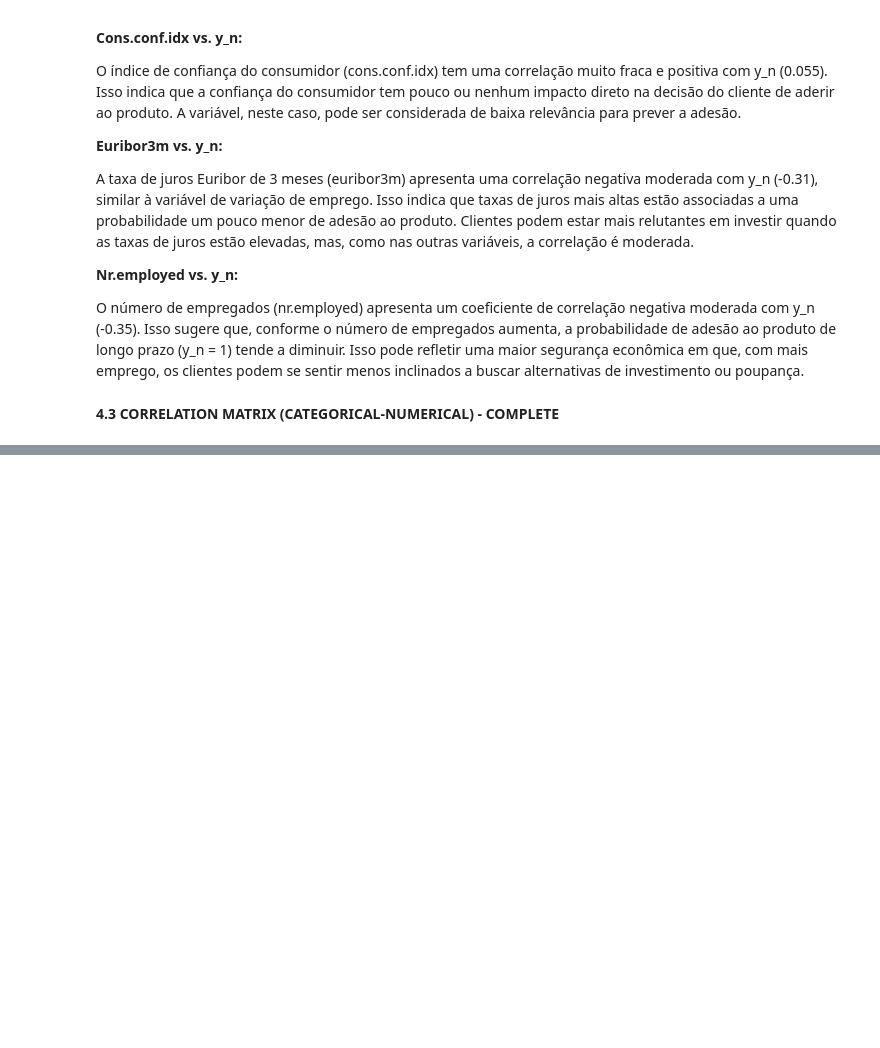
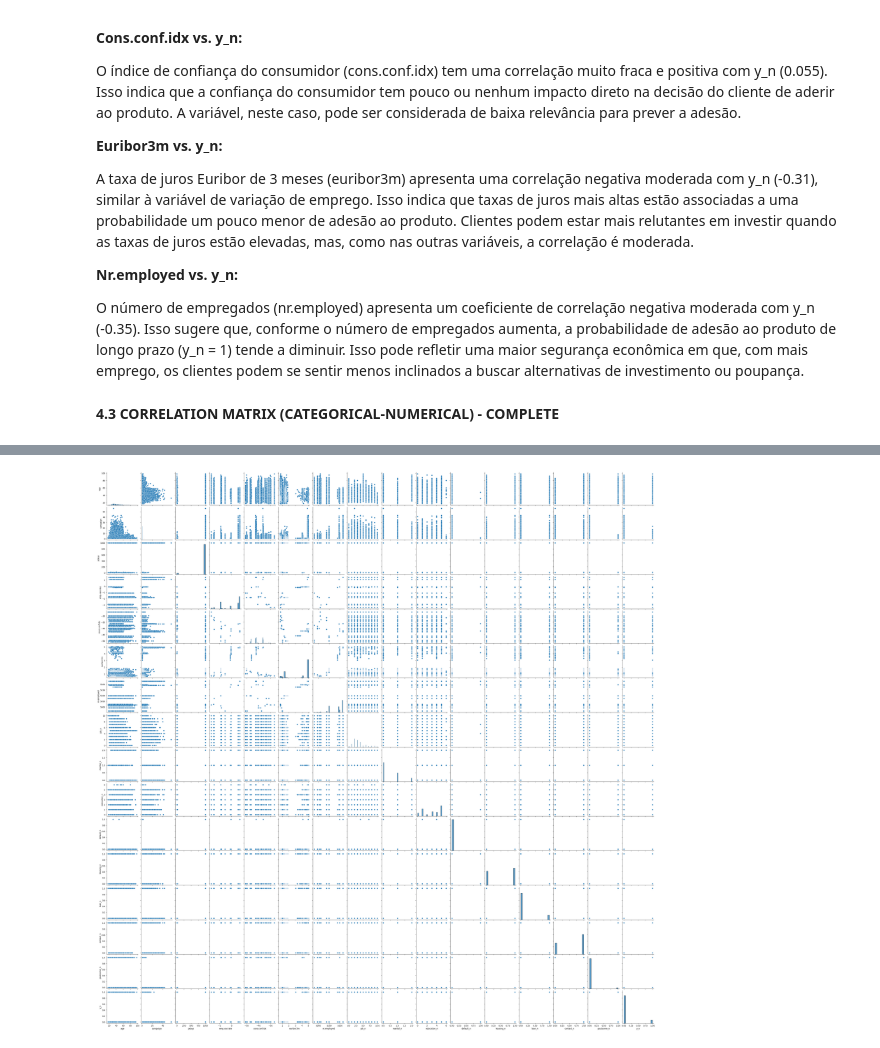
Before and after one commit to RitaViegas/Projetct-Logistic-Regression---Banking-Marketing-Campaign, a Jupyter notebook: src/explore.ipynb, the cells around one changed output, grey strips where cells are left out. Saved outputs shown, nothing was run; the diff lists cells and outputs as text; code cells hidden in the pictures; blank space fills up the shorter version.

```diff
--- a/src/explore.ipynb
+++ b/src/explore.ipynb
@@ -768,0 +769,5 @@ plt.show()
+# %%
+sns.pairplot(data=df_n)
+plt.show()
+# %% [output]
+[figure, added]
```
Also changed, not shown: parts of 18 cells of this notebook, 3 other files.
